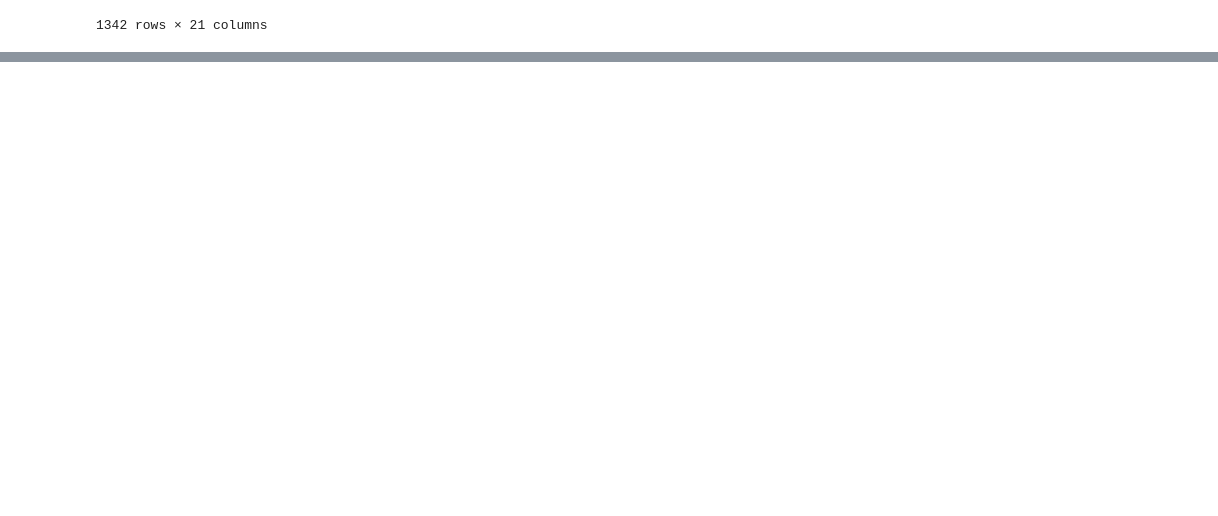
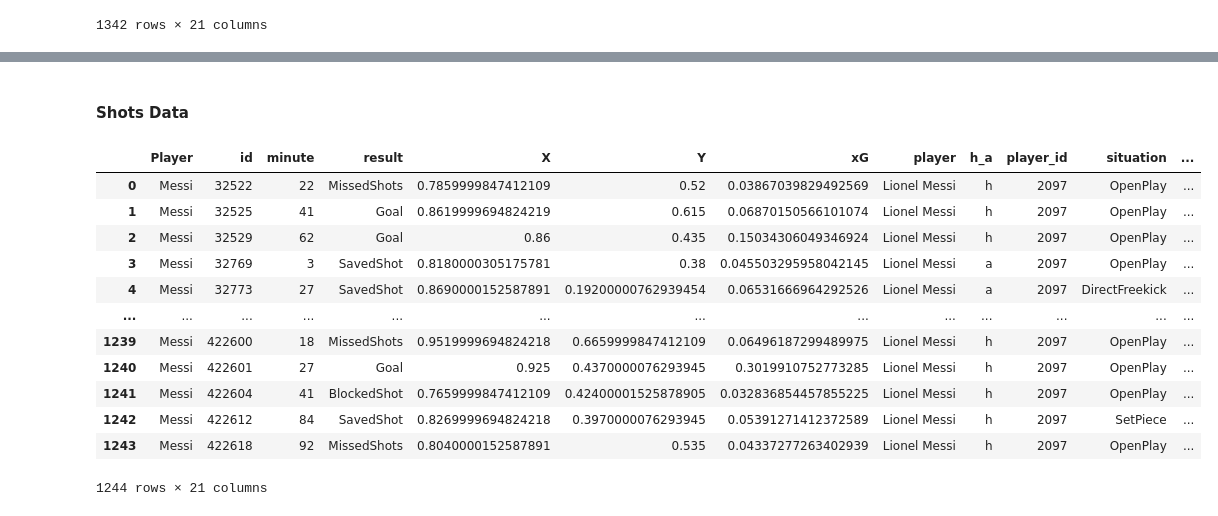
Before and after one commit to kaustavr19/Messi-vs-Ronaldo---An-Analytical-Debate, a Jupyter notebook: Messi_vs_Ronaldo_An_Analytical_Debate.ipynb, the cells around one changed output, grey strips where cells are left out. Drawn from its saved outputs; the diff is of its cells as text; code cells hidden in the pictures; blank space fills up the shorter version.

Commit message:
Messi season wise & shots data collected

```diff
--- a/Messi_vs_Ronaldo_An_Analytical_Debate.ipynb
+++ b/Messi_vs_Ronaldo_An_Analytical_Debate.ipynb
@@ -85,0 +90,15 @@ cris_shots_df
+# %%
+#scraping Messi's player stats:
+messi_scrape_url = "https://understat.com/player/2097"
+page_connect = urlopen(messi_scrape_url)
+page_html = BeautifulSoup(page_connect, "html.parser")
+
+json_raw_string = page_html.findAll(name="script")[1].text
+start_ind = json_raw_string.index("\\")
+stop_ind = json_raw_string.index("')")
+
+json_data = json_raw_string[start_ind : stop_ind]
+json_data = json_data.encode("utf8").decode("unicode_escape")
+
+messi_season_wise_meta_df = pd.json_normalize(json.loads(json_data)["season"])
+messi_season_wise_meta_df.insert(0, "Player", "Messi")
@@ -85,0 +116,29 @@ cris_shots_df
+# %% [markdown]
+#### Shots Data
+# %%
+#scrape messi'sshots data
+json_raw_string = page_html.findAll(name="script")[3].text
+start_ind = json_raw_string.index("\\")
+stop_ind = json_raw_string.index("')")
+
+json_data = json_raw_string[start_ind : stop_ind]
+json_data = json_data.encode("utf8").decode("unicode_escape")
+
+messi_shots_df = pd.json_normalize(json.loads(json_data))
+messi_shots_df.insert(0, "Player", "Messi")
+# %%
+messi_shots_df
+# %% [output]
+|  | Player | id | minute | result | X | Y | xG | player | h_a | player_id | situation | ... |
+| 0 | Messi | 32522 | 22 | MissedShots | 0.7859999847412109 | 0.52 | 0.03867039829492569 | Lionel Messi | h | 2097 | OpenPlay | ... |
+| 1 | Messi | 32525 | 41 | Goal | 0.8619999694824219 | 0.615 | 0.06870150566101074 | Lionel Messi | h | 2097 | OpenPlay | ... |
+| 2 | Messi | 32529 | 62 | Goal | 0.86 | 0.435 | 0.15034306049346924 | Lionel Messi | h | 2097 | OpenPlay | ... |
+| 3 | Messi | 32769 | 3 | SavedShot | 0.8180000305175781 | 0.38 | 0.045503295958042145 | Lionel Messi | a | 2097 | OpenPlay | ... |
+| 4 | Messi | 32773 | 27 | SavedShot | 0.8690000152587891 | 0.19200000762939454 | 0.06531666964292526 | Lionel Messi | a | 2097 | DirectFreekick | ... |
+| ... | ... | ... | ... | ... | ... | ... | ... | ... | ... | ... | ... | ... |
+| 1239 | Messi | 422600 | 18 | MissedShots | 0.9519999694824218 | 0.6659999847412109 | 0.06496187299489975 | Lionel Messi | h | 2097 | OpenPlay | ... |
+| 1240 | Messi | 422601 | 27 | Goal | 0.925 | 0.4370000076293945 | 0.3019910752773285 | Lionel Messi | h | 2097 | OpenPlay | ... |
+| 1241 | Messi | 422604 | 41 | BlockedShot | 0.7659999847412109 | 0.42400001525878905 | 0.032836854457855225 | Lionel Messi | h | 2097 | OpenPlay | ... |
+| 1242 | Messi | 422612 | 84 | SavedShot | 0.8269999694824218 | 0.3970000076293945 | 0.05391271412372589 | Lionel Messi | h | 2097 | SetPiece | ... |
+| 1243 | Messi | 422618 | 92 | MissedShots | 0.8040000152587891 | 0.535 | 0.04337277263402939 | Lionel Messi | h | 2097 | OpenPlay | ... |
+1244 rows × 21 columns
```
Also changed, not shown: parts of 3 cells of this notebook.
